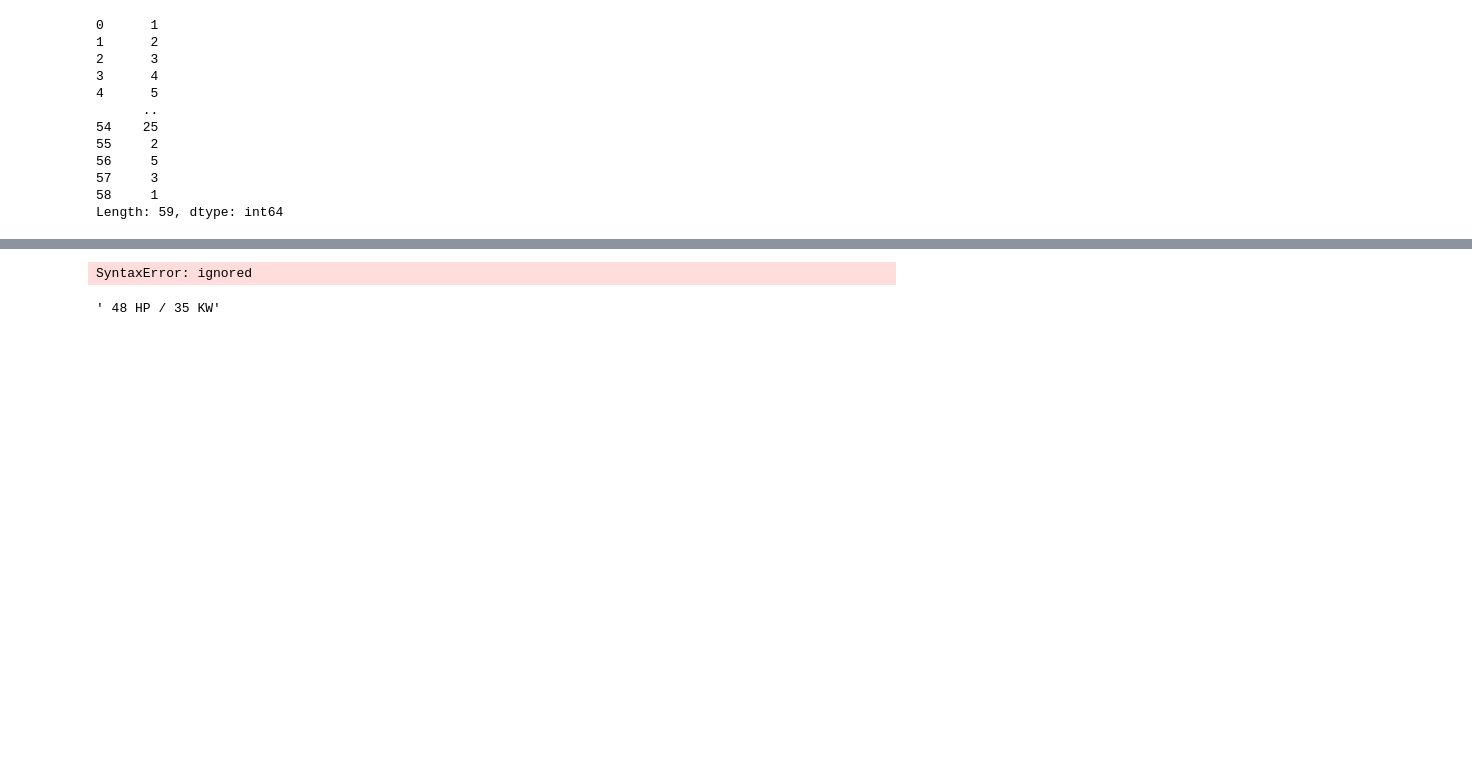
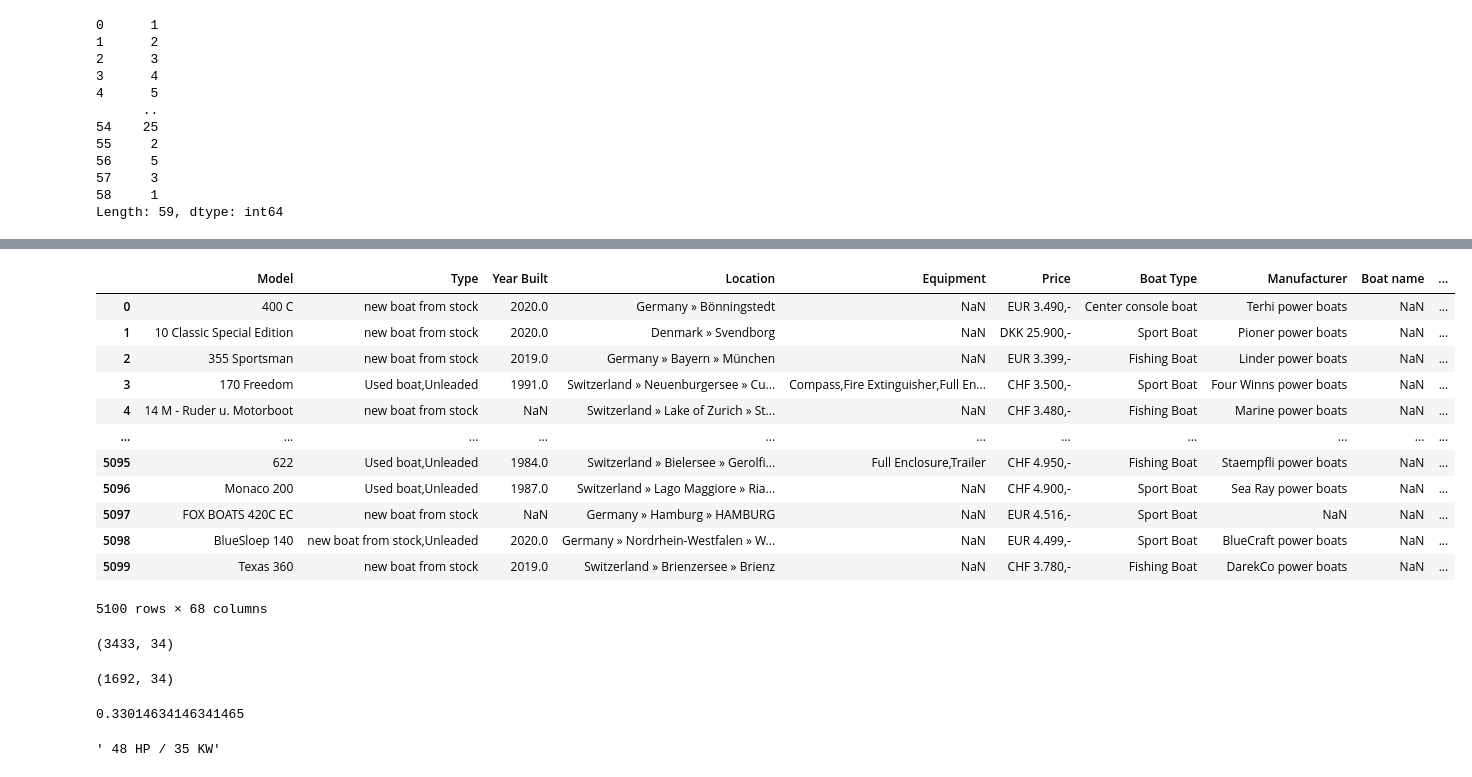
Before and after one commit to kristy25/AcademyPublic, a Jupyter notebook: Untitled1.ipynb, the cells around one changed output, grey strips where cells are left out. Saved outputs shown, nothing was run; the diff lists cells and outputs as text; code cells hidden in the pictures; blank space fills up the shorter version.

```diff
--- a/Untitled1.ipynb
+++ b/Untitled1.ipynb
@@ -1305,4 +1344,17 @@ NameError: ignored
 # %%
-train_val=pd.concat(train_val[cols_sort+['Price_CHF']], duplicated_boat_clean[cols_sort+['Price_CHF']], axis=0)
+test=pd.concat([train_val[cols_sort+['Price_CHF']] , duplicated_boat_clean[cols_sort+['Price_CHF']]] , axis=1)
+test
 # %% [output]
+|  | Model | Type | Year Built | Location | Equipment | Price | Boat Type | Manufacturer | Boat name | ... |
+| 0 | 400 C | new boat from stock | 2020.0 | Germany » Bönningstedt | NaN | EUR 3.490,- | Center console boat | Terhi power boats | NaN | ... |
+| 1 | 10 Classic Special Edition | new boat from stock | 2020.0 | Denmark » Svendborg | NaN | DKK 25.900,- | Sport Boat | Pioner power boats | NaN | ... |
+| 2 | 355 Sportsman | new boat from stock | 2019.0 | Germany » Bayern » München | NaN | EUR 3.399,- | Fishing Boat | Linder power boats | NaN | ... |
+| 3 | 170 Freedom | Used boat,Unleaded | 1991.0 | Switzerland » Neuenburgersee » Cu... | Compass,Fire Extinguisher,Full En... | CHF 3.500,- | Sport Boat | Four Winns power boats | NaN | ... |
+| 4 | 14 M - Ruder u. Motorboot | new boat from stock | NaN | Switzerland » Lake of Zurich » St... | NaN | CHF 3.480,- | Fishing Boat | Marine power boats | NaN | ... |
+| ... | ... | ... | ... | ... | ... | ... | ... | ... | ... | ... |
+| 5095 | 622 | Used boat,Unleaded | 1984.0 | Switzerland » Bielersee » Gerolfi... | Full Enclosure,Trailer | CHF 4.950,- | Fishing Boat | Staempfli power boats | NaN | ... |
+| 5096 | Monaco 200 | Used boat,Unleaded | 1987.0 | Switzerland » Lago Maggiore » Ria... | NaN | CHF 4.900,- | Sport Boat | Sea Ray power boats | NaN | ... |
+| 5097 | FOX BOATS 420C EC | new boat from stock | NaN | Germany » Hamburg » HAMBURG | NaN | EUR 4.516,- | Sport Boat | NaN | NaN | ... |
+| 5098 | BlueSloep 140 | new boat from stock,Unleaded | 2020.0 | Germany » Nordrhein-Westfalen » W... | NaN | EUR 4.499,- | Sport Boat | BlueCraft power boats | NaN | ... |
+| 5099 | Texas 360 | new boat from stock | 2019.0 | Switzerland » Brienzersee » Brienz | NaN | CHF 3.780,- | Fishing Boat | DarekCo power boats | NaN | ... |
-SyntaxError: ignored
+5100 rows × 68 columns
@@ -1309,6 +1364,18 @@ SyntaxError: ignored
 # %%
 from sklearn.model_selection import train_test_split
 train,validation=train_test_split(train_val, test_size=0.33,random_state=42)
+# %%
+train.shape
+# %% [output]
+(3433, 34)
+# %%
+validation.shape
+# %% [output]
+(1692, 34)
+# %%
+1692/(3433+1692)
+# %% [output]
+0.33014634146341465
 # %%
 s='1 x 48 HP / 35 KW'
 s.split('x')[1]
```
Also changed, not shown: parts of 13 cells of this notebook.
